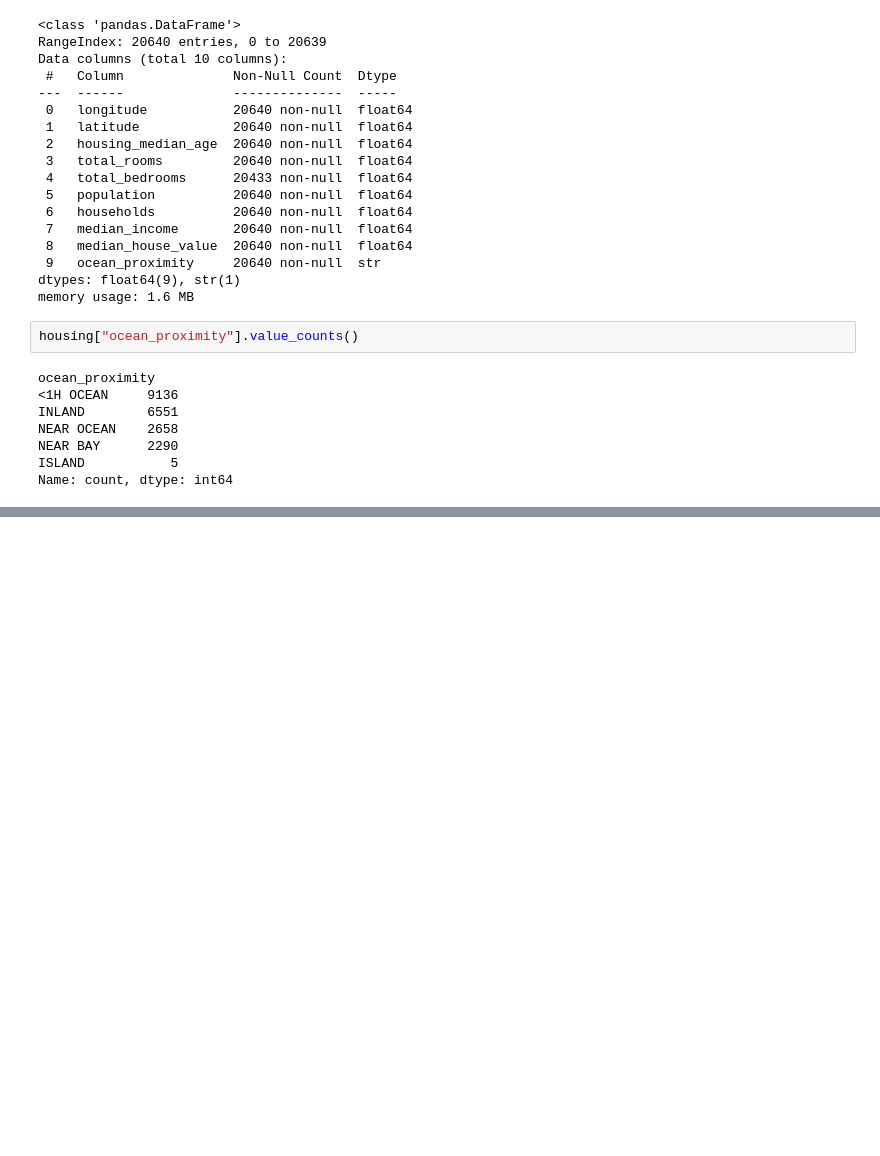
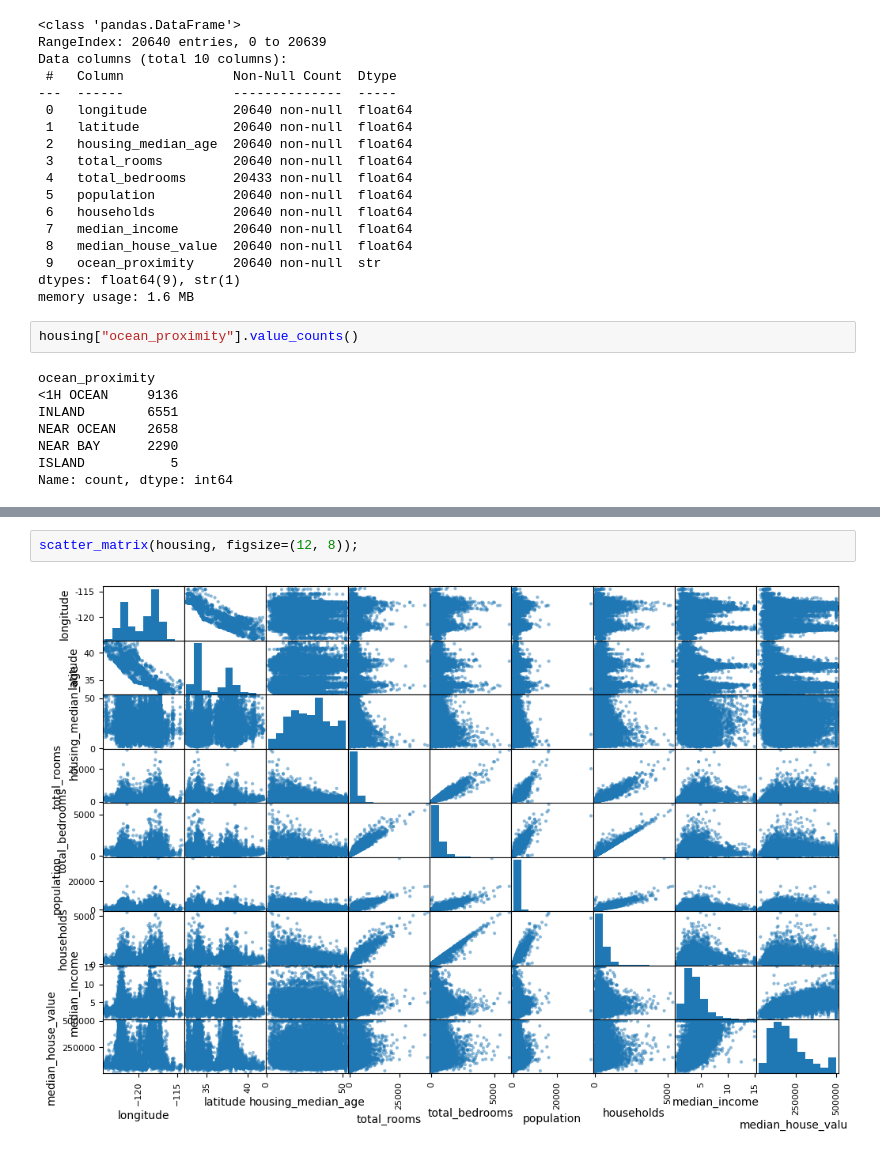
Before and after one commit to tech-ml-quant-luv/machine_learning, a Jupyter notebook: Hands_on_machine_learning_book/end_to_end_machine_learning_project.ipynb, the cells around one changed output, grey strips where cells are left out. Saved outputs shown, nothing was run; the diff lists cells and outputs as text; blank space fills up the shorter version.

```diff
--- a/Hands_on_machine_learning_book/end_to_end_machine_learning_project.ipynb
+++ b/Hands_on_machine_learning_book/end_to_end_machine_learning_project.ipynb
@@ -80,0 +297,4 @@ housing.hist(bins=50, figsize=(20,15));
+# %%
+scatter_matrix(housing, figsize=(12, 8));
+# %% [output]
+[figure, added]
```
Also changed, not shown: parts of 36 cells of this notebook, 2 other files.
